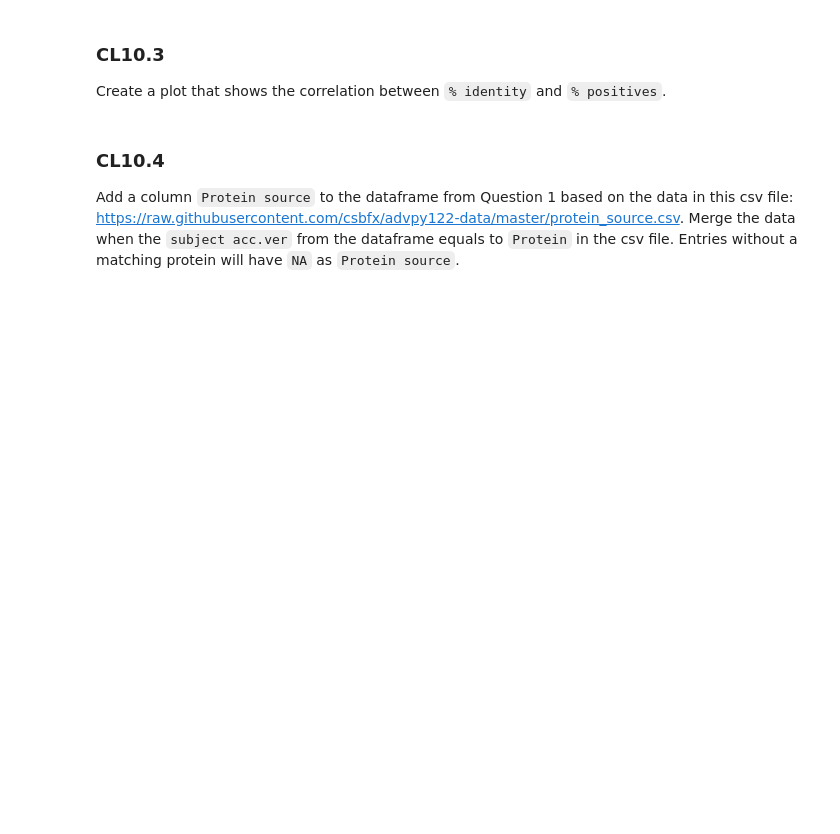
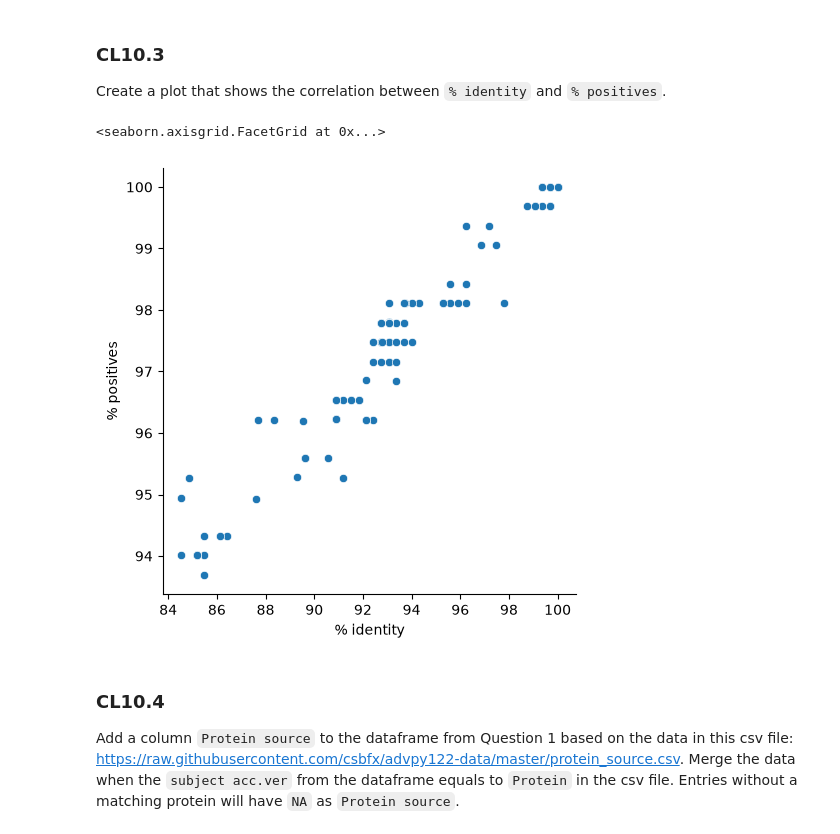
Before and after one commit to satam2/CS133-Data-Vis, a Jupyter notebook: Module04_real-data/M4_L10_real_data.ipynb, the cells around one changed output. Cells and saved outputs as stored; diff of their text form; code cells hidden in the pictures; blank space fills up the shorter version.

```diff
--- a/Module04_real-data/M4_L10_real_data.ipynb
+++ b/Module04_real-data/M4_L10_real_data.ipynb
@@ -517,0 +498,16 @@ Read in the data from the csv file above. Skip all the comment lines, create a h
+# %%
+# Your code
+my_cols = ["query acc.ver", "subject acc.ver", "% identity", "alignment length",
+           "mismatches", "gap opens", "q. start", "q. end", "s. start",
+            "s. end", "evalue", "bit score", "% positives", "bonds", "publications"]
+blast_results = pd.read_csv("https://raw.githubusercontent.com/csbfx/advpy122-data/master/blast_results.csv",
+                            header = None,
+                            comment='#',
+                            skiprows=6,
+                            names=my_cols,
+                            usecols=my_cols,
+                            thousands=",",
+                            na_values=['-']
+                            )
+
+blast_results.head()
@@ -517,0 +521,4 @@ Read in the data from the csv file above. Skip all the comment lines, create a h
+# %%
+clean_blast_results = blast_results.drop('query acc.ver', axis=1)
+clean_blast_results = clean_blast_results.set_index('subject acc.ver')
+clean_blast_results.head()
@@ -535,3 +598,11 @@ Create a plot that shows the correlation between `% identity` and `% positives`.
+# %%
+sns.relplot(data = clean_blast_results,
+           x="% identity",
+           y="% positives"
+           )
+# %% [output]
+<seaborn.axisgrid.FacetGrid at 0x...>
+[figure, added]
 # %% [markdown]
 ### CL10.4
 Add a column `Protein source` to the dataframe from Question 1 based on the data in this csv file: https://raw.githubusercontent.com/csbfx/advpy122-data/master/protein_source.csv. Merge the data when the `subject acc.ver` from the dataframe equals to `Protein` in the csv file. Entries without a matching protein will have `NA` as `Protein source`.
```
Also changed, not shown: parts of 31 cells of this notebook.
